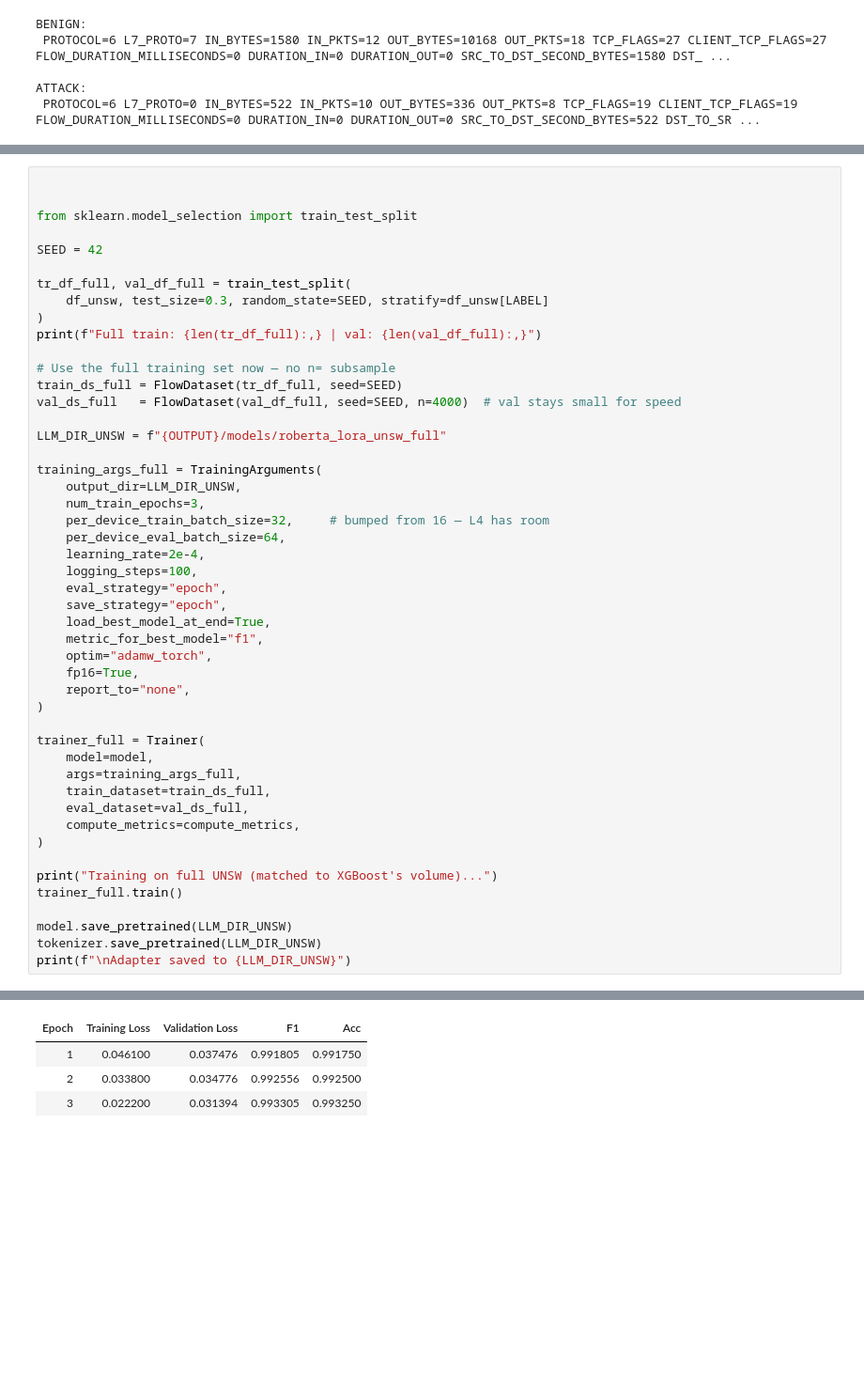
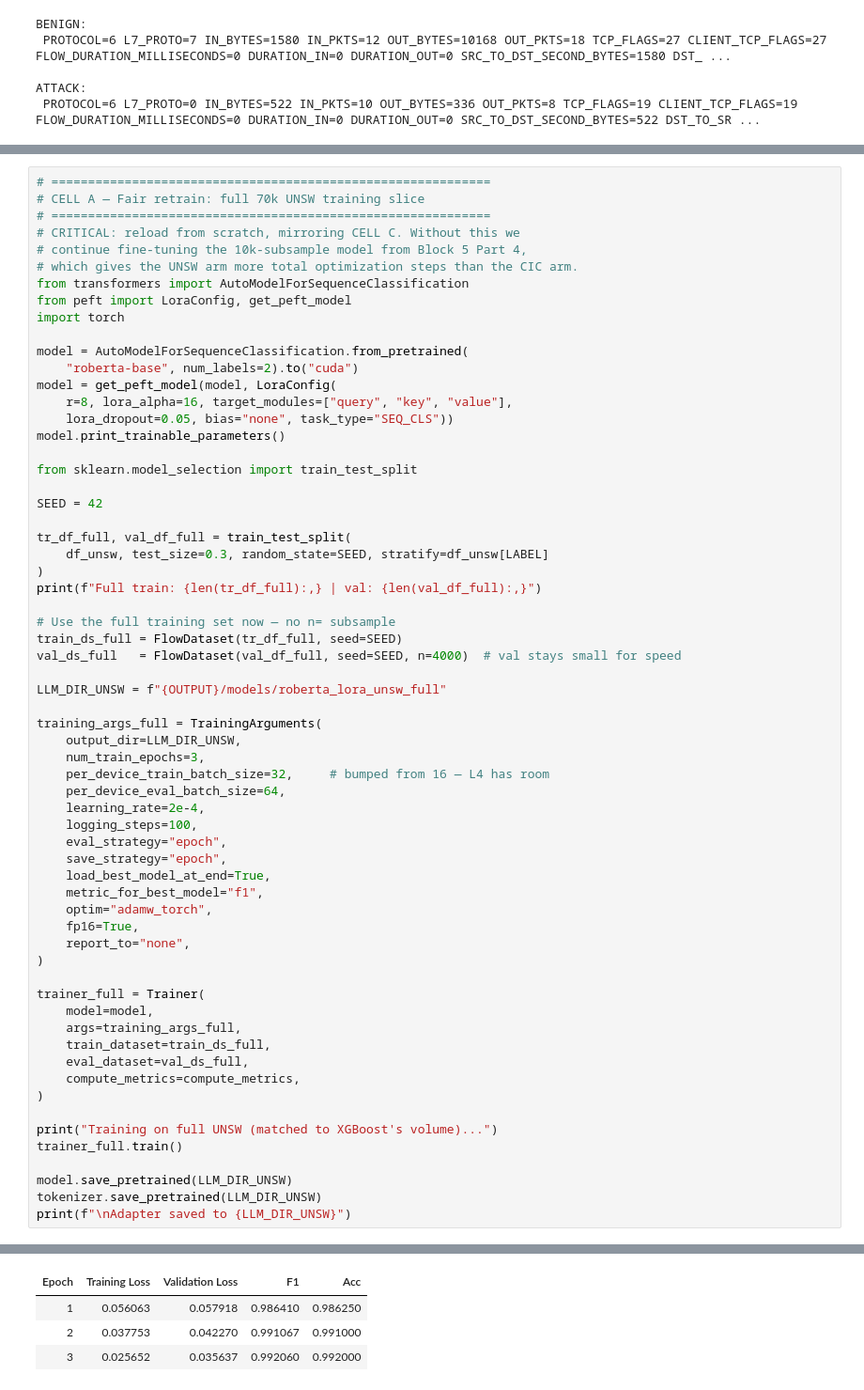
Before and after one commit to ebadatif/IDS-three-axis-evaluation, a Jupyter notebook: notebooks/pipeline.ipynb, the cells around one changed output, grey strips where cells are left out. Shown at 94% size. Cells and saved outputs as stored; diff of their text form; blank space fills up the shorter version.

```diff
--- a/notebooks/pipeline.ipynb
+++ b/notebooks/pipeline.ipynb
@@ -1578,7 +1675,22 @@ CD_unsw2cic       0.8116    0.3932
 
 **Timeline**: Aug 2-5
 # %%
+# ============================================================
+# CELL A — Fair retrain: full 70k UNSW training slice
+# ============================================================
+# CRITICAL: reload from scratch, mirroring CELL C. Without this we
+# continue fine-tuning the 10k-subsample model from Block 5 Part 4,
+# which gives the UNSW arm more total optimization steps than the CIC arm.
+from transformers import AutoModelForSequenceClassification
+from peft import LoraConfig, get_peft_model
+import torch
 
+model = AutoModelForSequenceClassification.from_pretrained(
+    "roberta-base", num_labels=2).to("cuda")
+model = get_peft_model(model, LoraConfig(
+    r=8, lora_alpha=16, target_modules=["query", "key", "value"],
+    lora_dropout=0.05, bias="none", task_type="SEQ_CLS"))
+model.print_trainable_parameters()
 
 from sklearn.model_selection import train_test_split
 
@@ -1632,4 +1761,4 @@ Training on full UNSW (matched to XGBoost's volume)...
 | Epoch | Training Loss | Validation Loss | F1 | Acc |
-| 1 | 0.046100 | 0.037476 | 0.991805 | 0.991750 |
-| 2 | 0.033800 | 0.034776 | 0.992556 | 0.992500 |
-| 3 | 0.022200 | 0.031394 | 0.993305 | 0.993250 |
+| 1 | 0.056063 | 0.057918 | 0.986410 | 0.986250 |
+| 2 | 0.037753 | 0.042270 | 0.991067 | 0.991000 |
+| 3 | 0.025652 | 0.035637 | 0.992060 | 0.992000 |
```
Also changed, not shown: parts of 59 cells of this notebook.
